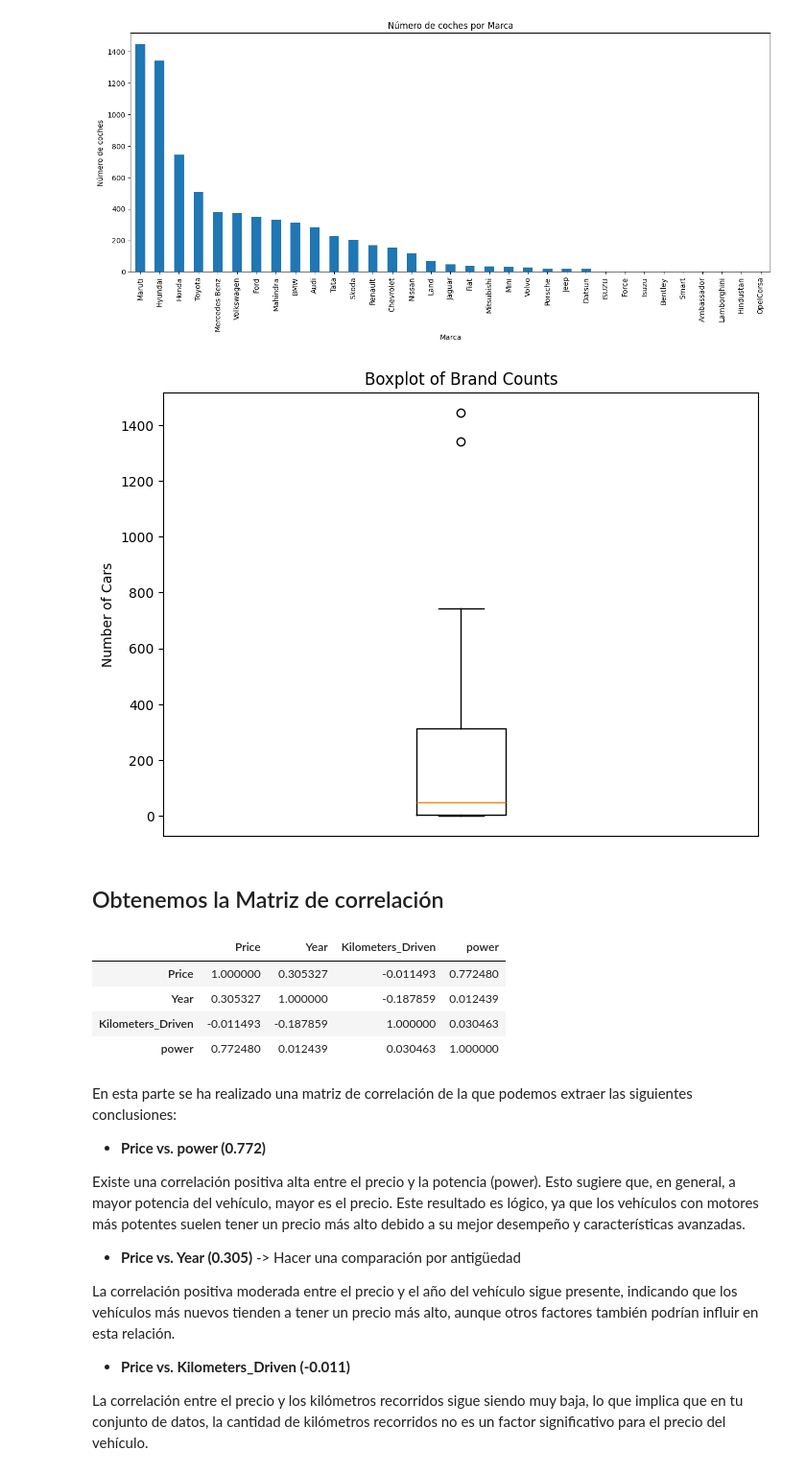
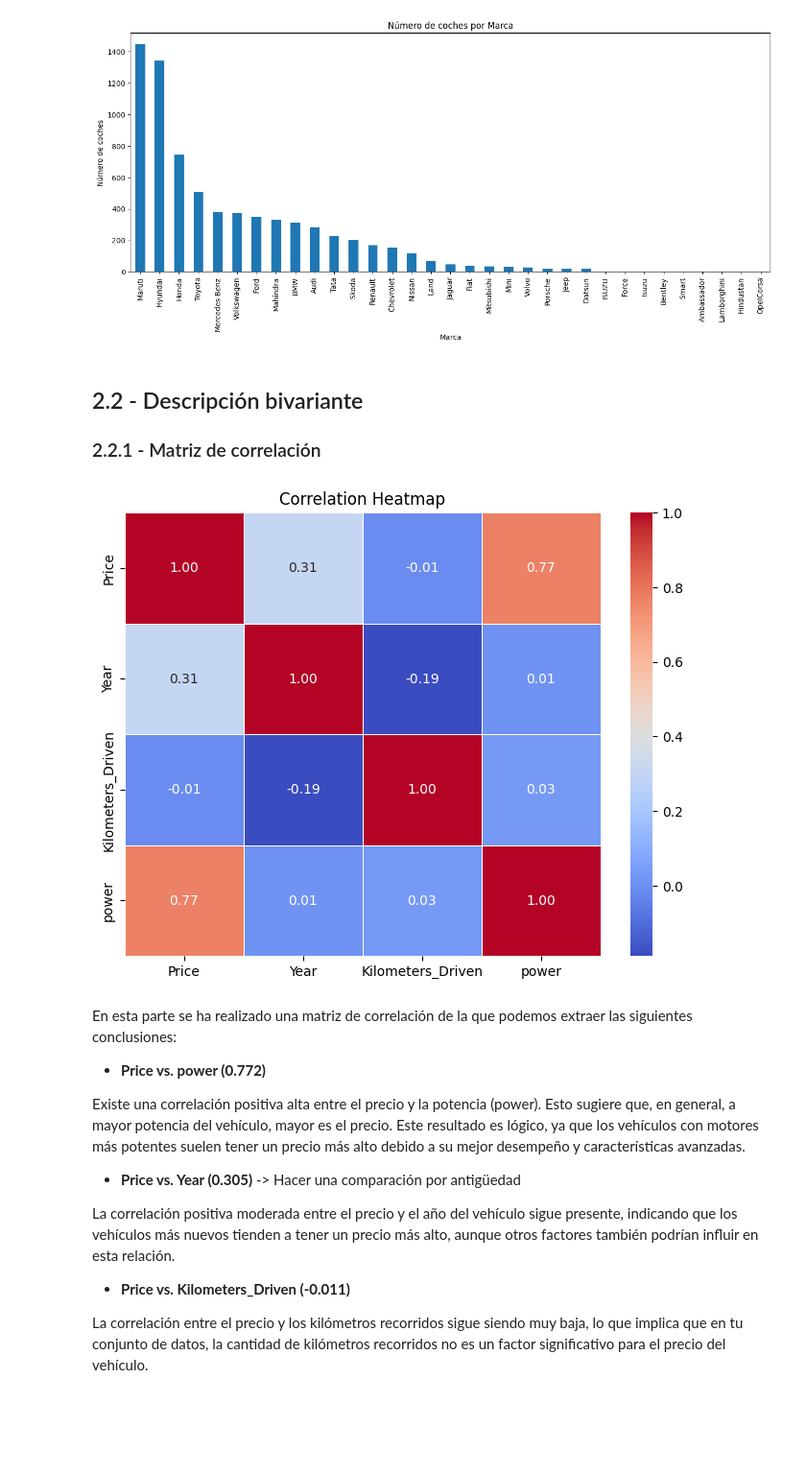
Before and after one commit to anpiboi/informe_coches_usados_india, a Jupyter notebook: informe_coches_indios.ipynb, the cells around one changed output. Shown at 96% size. Saved outputs shown, nothing was run; the diff lists cells and outputs as text; code cells hidden in the pictures; blank space fills up the shorter version.

```diff
--- a/informe_coches_indios.ipynb
+++ b/informe_coches_indios.ipynb
@@ -110,35 +122,29 @@ Toyota            507
 Mercedes-Benz     380
 Name: count, dtype: int64
 [figure]
-# %%
-import matplotlib.pyplot as plt
-
-# Extract values from the brand_counts Series
-brand_counts_values = brand_counts.values
-
-# Create the boxplot using matplotlib directly
-plt.figure(figsize=(8, 6))
-plt.boxplot(brand_counts_values)
-plt.title('Boxplot of Brand Counts')
-plt.ylabel('Number of Cars')
-plt.xticks([])  # Remove x-axis ticks since they are not relevant here
-plt.show()
-# %% [output]
-[figure, removed]
 # %% [markdown]
-## Obtenemos la Matriz de correlación
+
+## 2.2 - Descripción bivariante
+### 2.2.1 - Matriz de correlación
 # %%
+import seaborn as sns
+import matplotlib.pyplot as plt
+
 df['power'] = df['Power'].str.extract('(\d+)').astype(float)
 
-selected_columns = df[['Price', 'Year','Kilometers_Driven', 'power']]
+# Selección de las columnas necesarias
+selected_columns = df[['Price', 'Year', 'Kilometers_Driven', 'power']]
+
+# Cálculo de la matriz de correlación
 corr_matrix = selected_columns.corr(method='pearson')
-corr_matrix
+
+# Crear el heatmap
+plt.figure(figsize=(8, 6))
+sns.heatmap(corr_matrix, annot=True, cmap='coolwarm', linewidths=0.5, fmt=".2f")
+plt.title('Correlation Heatmap')
+plt.show()
 # %% [output]
-|  | Price | Year | Kilometers_Driven | power |
-| Price | 1.000000 | 0.305327 | -0.011493 | 0.772480 |
-| Year | 0.305327 | 1.000000 | -0.187859 | 0.012439 |
-| Kilometers_Driven | -0.011493 | -0.187859 | 1.000000 | 0.030463 |
-| power | 0.772480 | 0.012439 | 0.030463 | 1.000000 |
+[figure, added]
 # %% [markdown]
 En esta parte se ha realizado una matriz de correlación de la que podemos extraer las siguientes conclusiones:
 
```
Also changed, not shown: parts of 25 cells of this notebook.
